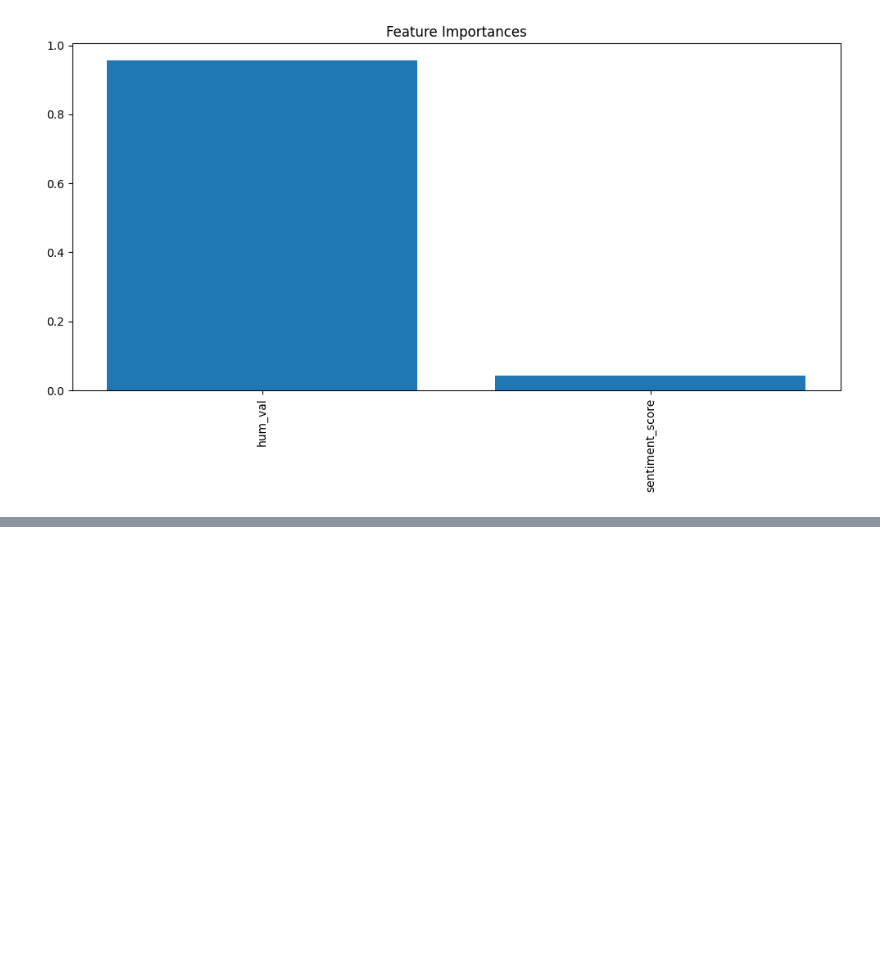
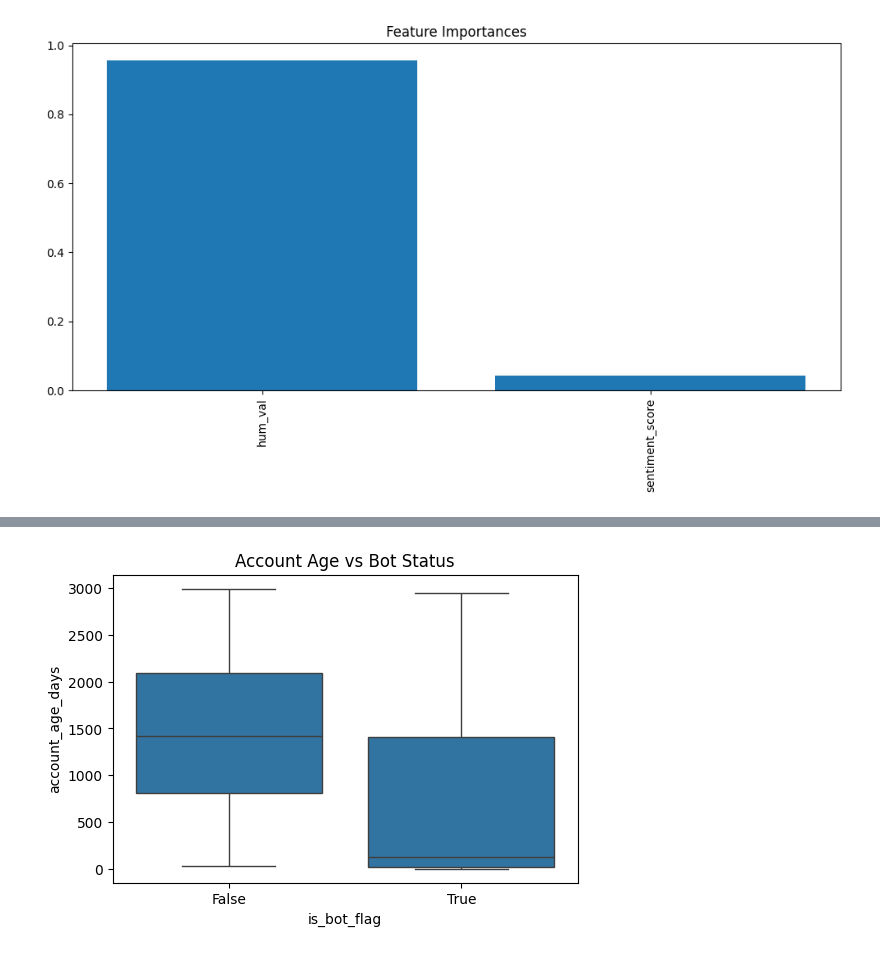
Before and after one commit to ollxel/reddit-bots, a Jupyter notebook: bot-predict.ipynb, the cells around one changed output, grey strips where cells are left out. Saved outputs shown, nothing was run; the diff lists cells and outputs as text; code cells hidden in the pictures; blank space fills up the shorter version.

```diff
--- a/bot-predict.ipynb
+++ b/bot-predict.ipynb
@@ -72,0 +94,7 @@ plt.show()
+# %%
+plt.figure(figsize=(6,4))
+sns.boxplot(x="is_bot_flag", y="account_age_days", data=data2)
+plt.title("Account Age vs Bot Status")
+plt.show()
+# %% [output]
+[figure, added]
```
Also changed, not shown: parts of 6 cells of this notebook.
